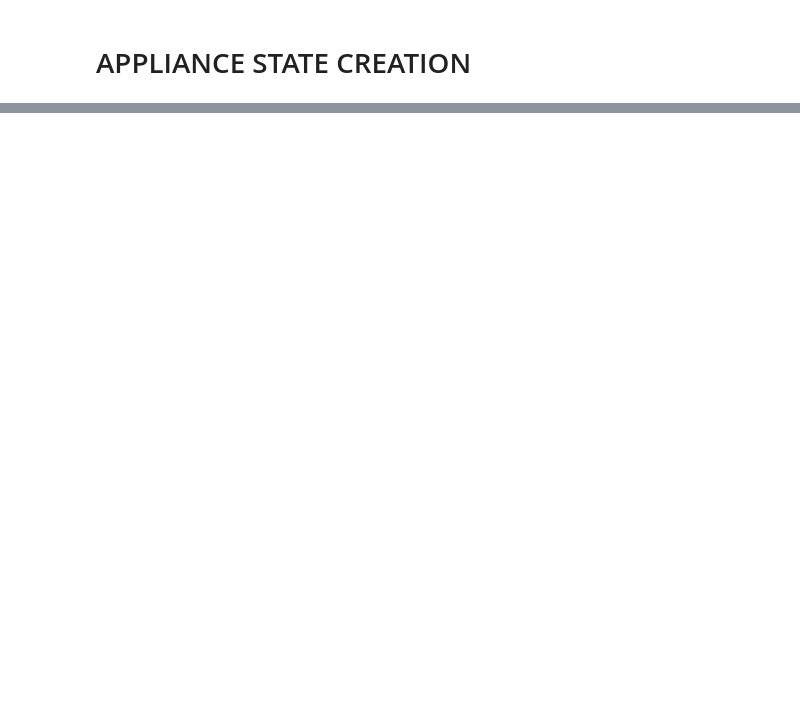
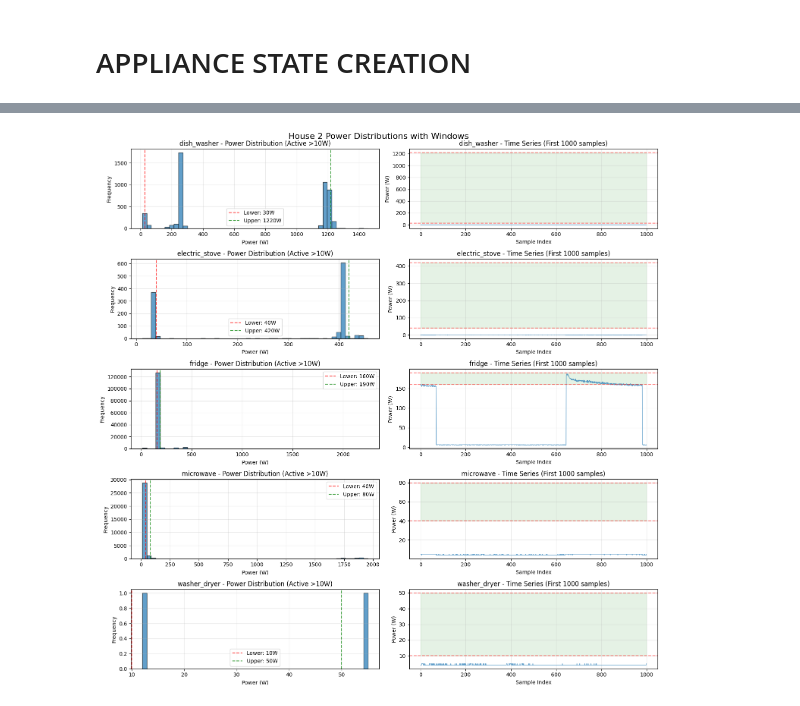
Before and after one commit to Jannat-Milky/Power-Profile-and-Thresholding-Assisted-Multi-Label-NILMClassification, a Jupyter notebook: CODE/nilm-ewu.ipynb, the cells around one changed output, grey strips where cells are left out. Drawn from its saved outputs; the diff is of its cells as text; code cells hidden in the pictures; blank space fills up the shorter version.

```diff
--- a/CODE/nilm-ewu.ipynb
+++ b/CODE/nilm-ewu.ipynb
@@ -597,0 +586,93 @@ def run_corrected_experiment(df, power_windows, threshold=20, test_size=0.2, ran
+# %%
+def plot_power_distributions_corrected(df, power_windows, title="Power Distributions"):
+    """Plot power distributions with window visualization"""
+    n_appliances = len(power_windows)
+    fig, axes = plt.subplots(n_appliances, 2, figsize=(15, 3*n_appliances))
+
+    if n_appliances == 1:
+        axes = axes.reshape(1, -1)
+
+    for idx, (appliance, (lower, upper)) in enumerate(power_windows.items()):
+        if appliance in df.columns:
+            # Left plot: Histogram of power values
+            ax1 = axes[idx, 0]
+            data = df[appliance].values
+            # Filter out very low values for better visualization
+            active_data = data[data > ConfigHouse2.ON_OFF_THRESHOLD_W]
+
+            if len(active_data) > 0:
+                ax1.hist(active_data, bins=50, alpha=0.7, edgecolor='black')
+                ax1.axvline(x=lower, color='r', linestyle='--', alpha=0.7, label=f'Lower: {lower}W')
+                ax1.axvline(x=upper, color='g', linestyle='--', alpha=0.7, label=f'Upper: {upper}W')
+                ax1.set_title(f'{appliance} - Power Distribution (Active >10W)')
+                ax1.set_xlabel('Power (W)')
+                ax1.set_ylabel('Frequency')
+                ax1.legend()
+                ax1.grid(True, alpha=0.3)
+            else:
+                ax1.text(0.5, 0.5, 'No active samples', ha='center', va='center', transform=ax1.transAxes)
+
+            # Right plot: Time series snippet
+            ax2 = axes[idx, 1]
+            sample_size = min(1000, len(df))
+            sample_data = df[appliance].iloc[:sample_size].values
+
+            ax2.plot(sample_data, linewidth=1, alpha=0.7)
+            ax2.axhline(y=lower, color='r', linestyle='--', alpha=0.5, label=f'Window')
+            ax2.axhline(y=upper, color='r', linestyle='--', alpha=0.5)
+            ax2.fill_between(range(sample_size), lower, upper, alpha=0.1, color='green')
+            ax2.set_title(f'{appliance} - Time Series (First {sample_size} samples)')
+            ax2.set_xlabel('Sample Index')
+            ax2.set_ylabel('Power (W)')
+            ax2.grid(True, alpha=0.3)
+
+    plt.suptitle(title, fontsize=16)
+    plt.tight_layout()
+    return fig
+
+def plot_class_distribution(y, label_encoder, title="Class Distribution"):
+    """Plot distribution of classes"""
+    unique_classes, class_counts = np.unique(y, return_counts=True)
+
+    fig, (ax1, ax2) = plt.subplots(1, 2, figsize=(14, 6))
+
+    # Bar plot
+    class_labels = [label_encoder.inverse_transform([cls])[0] for cls in unique_classes]
+    bars = ax1.bar(range(len(unique_classes)), class_counts)
+    ax1.set_xlabel('Class (Binary Combination)')
+    ax1.set_ylabel('Number of Samples')
+    ax1.set_title('Class Distribution (Bar)')
+    ax1.set_xticks(range(len(unique_classes)))
+    ax1.set_xticklabels(class_labels, rotation=45, ha='right', fontsize=8)
+    ax1.grid(True, alpha=0.3)
+
+    # Add counts on bars
+    for bar, count in zip(bars, class_counts):
+        height = bar.get_height()
+        ax1.text(bar.get_x() + bar.get_width()/2., height,
+                f'{count:,}', ha='center', va='bottom', fontsize=8)
+
+    # Pie chart (top 10 classes only for readability)
+    top_n = min(10, len(class_counts))
+    top_indices = np.argsort(class_counts)[-top_n:][::-1]  # Sort descending
+    top_counts = class_counts[top_indices]
+    top_labels = [class_labels[i] for i in top_indices]
+
+    ax2.pie(top_counts, labels=top_labels, autopct='%1.1f%%', startangle=90)
+    ax2.set_title(f'Top {top_n} Classes (Pie Chart)')
+
+    plt.suptitle(title, fontsize=14)
+    plt.tight_layout()
+    return fig
+
+# Plot power distributions
+fig1 = plot_power_distributions_corrected(df_house2, chosen_windows, "House 2 Power Distributions with Windows")
+plt.savefig(os.path.join(OUTPUT_PATH, 'house2_power_distributions_corrected.png'))
+plt.show()
+
+# Plot class distribution for threshold 20
+fig2 = plot_class_distribution(y_sample, label_encoder_sample, "Class Distribution (Threshold=20)")
+plt.savefig(os.path.join(OUTPUT_PATH, 'house2_class_distribution_th20.png'))
+plt.show()
+# %% [output]
+[figure, added]
```
Also changed, not shown: parts of 23 cells of this notebook.
